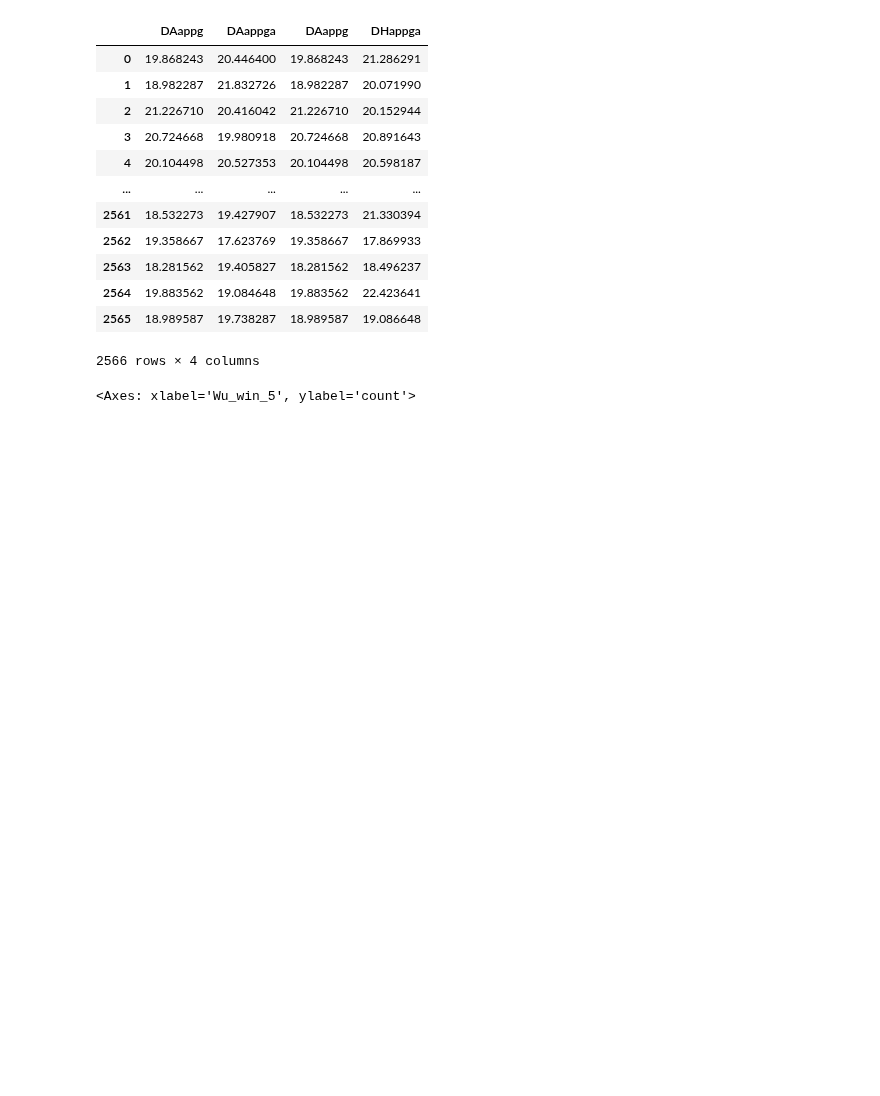
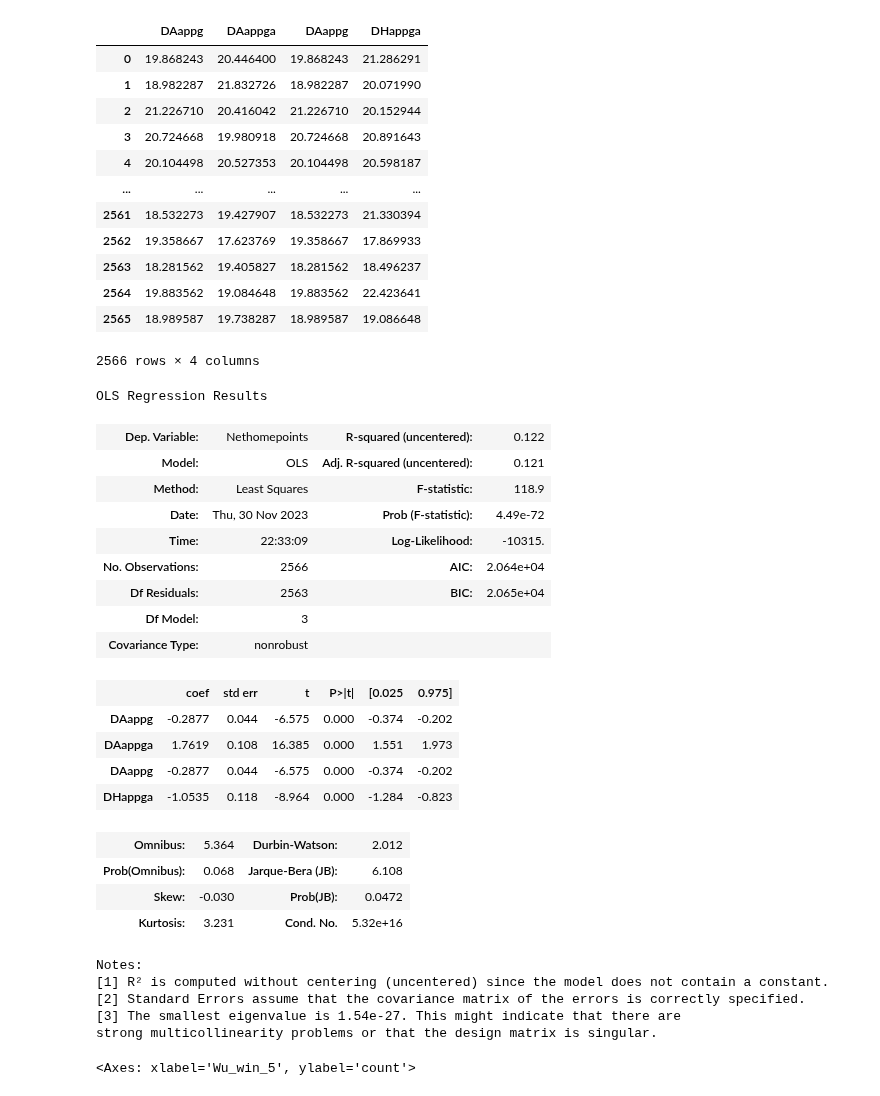
Before and after one commit to 0929230515jimmy/Informatics-final-project, a Jupyter notebook: project/data_clean.ipynb, the cells around one changed output. Cells and saved outputs as stored; diff of their text form; code cells hidden in the pictures; blank space fills up the shorter version.

```diff
--- a/project/data_clean.ipynb
+++ b/project/data_clean.ipynb
@@ -38,7 +38,34 @@ y = df1["Nethomepoints"]
 # %%
 model = sm.OLS(y,x)
 # %%
-fit = model
+fit = model.fit()
+# %%
+fit.summary()
+# %% [output]
+OLS Regression Results
+| Dep. Variable: | Nethomepoints | R-squared (uncentered): | 0.122 |
+| Model: | OLS | Adj. R-squared (uncentered): | 0.121 |
+| Method: | Least Squares | F-statistic: | 118.9 |
+| Date: | Thu, 30 Nov 2023 | Prob (F-statistic): | 4.49e-72 |
+| Time: | 22:33:09 | Log-Likelihood: | -10315. |
+| No. Observations: | 2566 | AIC: | 2.064e+04 |
+| Df Residuals: | 2563 | BIC: | 2.065e+04 |
+| Df Model: | 3 |  |  |
+| Covariance Type: | nonrobust |  |  |
+|  | coef | std err | t | P>|t| | [0.025 | 0.975] |
+| DAappg | -0.2877 | 0.044 | -6.575 | 0.000 | -0.374 | -0.202 |
+| DAappga | 1.7619 | 0.108 | 16.385 | 0.000 | 1.551 | 1.973 |
+| DAappg | -0.2877 | 0.044 | -6.575 | 0.000 | -0.374 | -0.202 |
+| DHappga | -1.0535 | 0.118 | -8.964 | 0.000 | -1.284 | -0.823 |
+| Omnibus: | 5.364 | Durbin-Watson: | 2.012 |
+| Prob(Omnibus): | 0.068 | Jarque-Bera (JB): | 6.108 |
+| Skew: | -0.030 | Prob(JB): | 0.0472 |
+| Kurtosis: | 3.231 | Cond. No. | 5.32e+16 |
+Notes:
+[1] R² is computed without centering (uncentered) since the model does not contain a constant.
+[2] Standard Errors assume that the covariance matrix of the errors is correctly specified.
+[3] The smallest eigenvalue is 1.54e-27. This might indicate that there are
+strong multicollinearity problems or that the design matrix is singular.
 # %%
 filter_1 = 3
 filter_2 = 5
```
